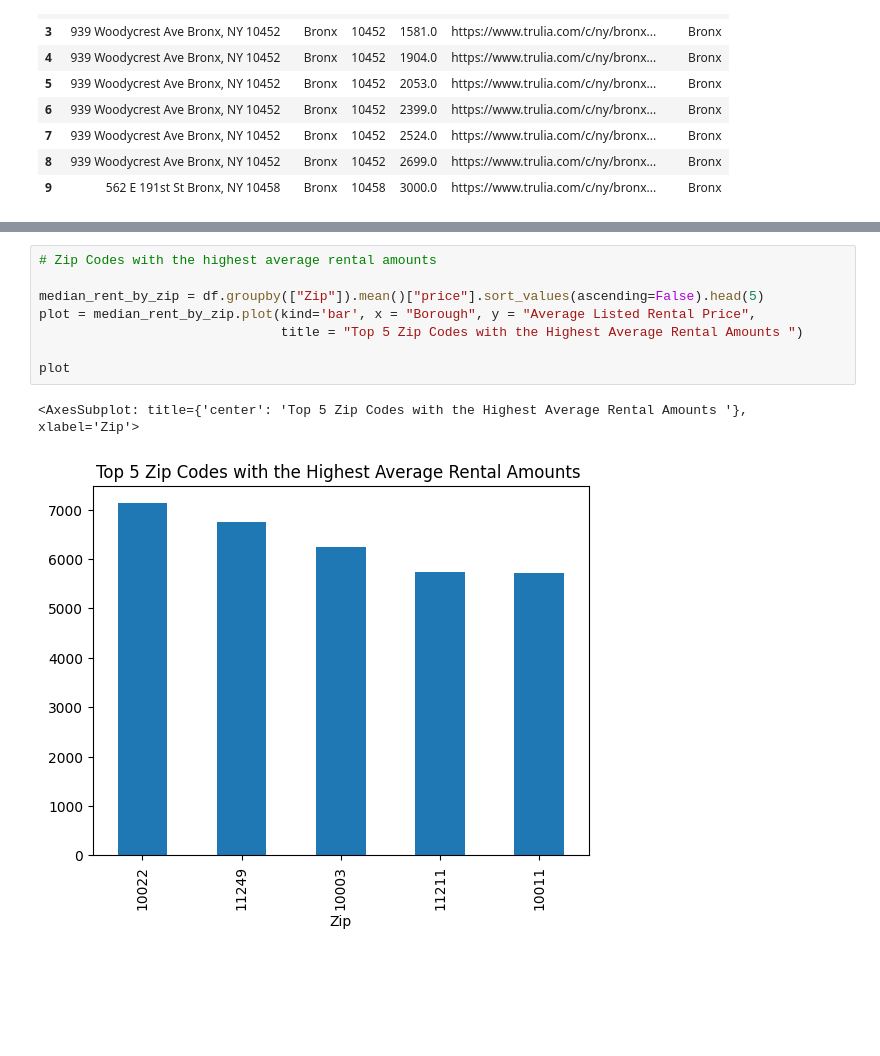
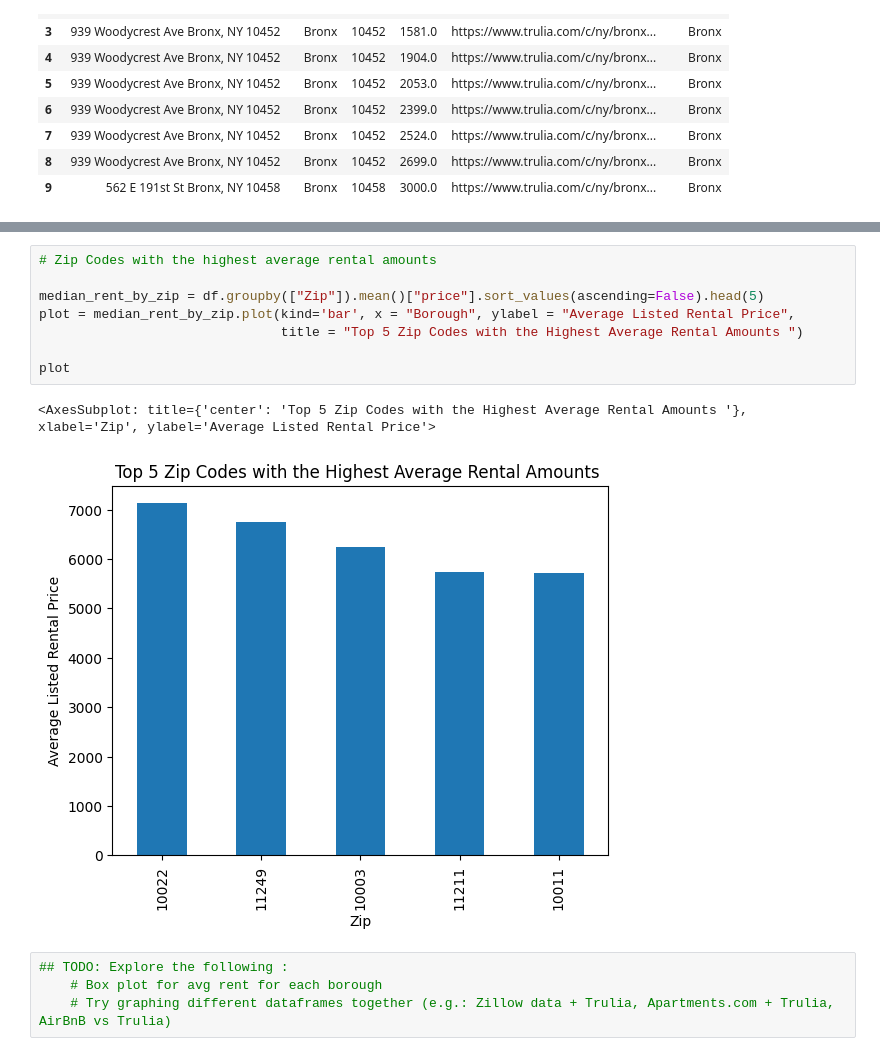
Before and after one commit to hpuma/Airbnb_Rental_Project, a Jupyter notebook: vis/Trulia Visualizations.ipynb, the cells around one changed output, grey strips where cells are left out. Saved outputs shown, nothing was run; the diff lists cells and outputs as text; blank space fills up the shorter version.

```diff
--- a/vis/Trulia Visualizations.ipynb
+++ b/vis/Trulia Visualizations.ipynb
@@ -51,11 +55,15 @@ num_listings_by_zip.plot(kind='bar', x = "Zip Code", y = "Number of Valid Trulia
 # %%
 # Zip Codes with the highest average rental amounts
 
 median_rent_by_zip = df.groupby(["Zip"]).mean()["price"].sort_values(ascending=False).head(5)
-plot = median_rent_by_zip.plot(kind='bar', x = "Borough", y = "Average Listed Rental Price",
+plot = median_rent_by_zip.plot(kind='bar', x = "Borough", ylabel = "Average Listed Rental Price",
                                title = "Top 5 Zip Codes with the Highest Average Rental Amounts ")
 
 plot
 # %% [output]
-<AxesSubplot: title={'center': 'Top 5 Zip Codes with the Highest Average Rental Amounts '}, xlabel='Zip'>
+<AxesSubplot: title={'center': 'Top 5 Zip Codes with the Highest Average Rental Amounts '}, xlabel='Zip', ylabel='Average Listed Rental Price'>
-[figure, old version]
+[figure, new version]
+# %%
+## TODO: Explore the following :
+    # Box plot for avg rent for each borough
+    # Try graphing different dataframes together (e.g.: Zillow data + Trulia, Apartments.com + Trulia, AirBnB vs Trulia)
```
Also changed, not shown: parts of 11 cells of this notebook, 1 other file.
